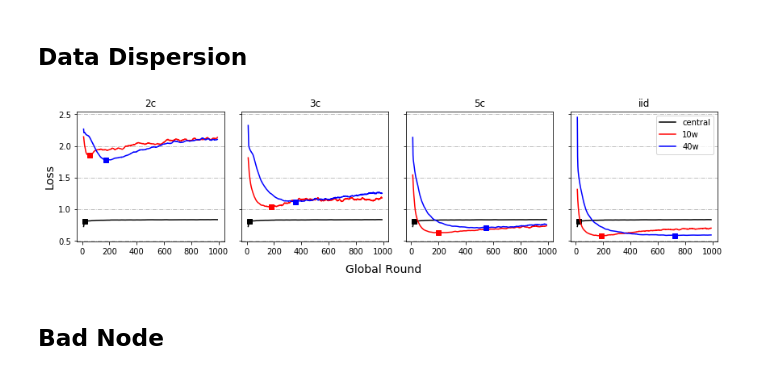
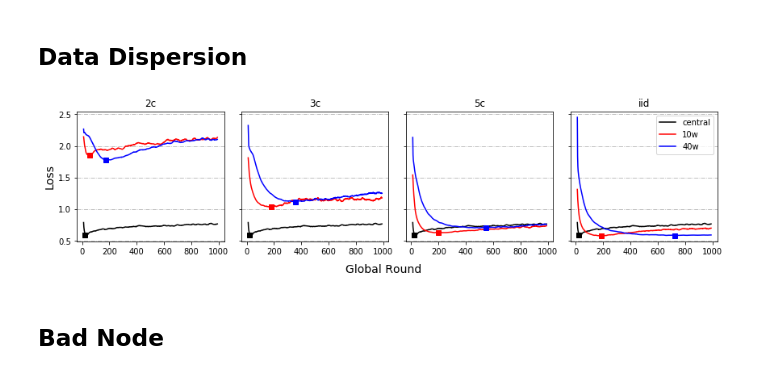
Before and after one commit to Jiarong-L/Thesis2020, a Jupyter notebook: Cifar10/RESULT_40000/Ploting-40k - 副本.ipynb, the cells around one changed output. Drawn from its saved outputs; the diff is of its cells as text; code cells hidden in the pictures.

```diff
--- a/Cifar10/RESULT_40000/Ploting-40k - 副本.ipynb
+++ b/Cifar10/RESULT_40000/Ploting-40k - 副本.ipynb
@@ -220,7 +220,7 @@ for i in range(4):
 #     ax[i].plot(s_epo,s1[2][:1000], label='central',color = 'k')
 
     s1=np.load('40000_central.batch100.es500.npy')
-    (s_mean,s_varience)=windowed(s1[2][:1000],half_window)
+    (s_mean,s_varience)=windowed(s1[1][:1000],half_window)
     (s_loss,_)=windowed(s1[1][:1000],half_window)
     s_epo=[i+half_window+1 for i in range(len(s_mean))]
     ax[i].plot(s_epo,s_mean, label='central',color = 'k')
@@ -229,34 +229,34 @@ for i in range(4):
 
     for j in [0,1]:
 
         k = i*2+j
         speed = 1
 
         line_color = line_color_list[j]
         dot_color = dot_color_list[j]
 
 #         plot_line(i,k,basedir,result,lab,addon='')
 #         plot_file_acc(i,k,basedir,node_dir,lab,speed,filename='self_EVAL.txt')
         plot_window_acc(i,k,half_window,basedir,result,lab,line_color,dot_color,addon='')
 #         plot_file_window_acc(i,k,half_window,basedir,node_dir,lab,speed,filename='self_EVAL.txt')
 
 
     ax[i].grid(axis="y",ls='-.')
     ax[i].set_title(title_list[i])
 
 
 # ax[0].set_ylim([0.15, 0.45])
 # ax[1].set_ylim([0.55, 0.85])
 # ax[2].set_ylim([0.55, 0.85])
 # ax[3].set_ylim([0.55, 0.85])
 
 
 ax[0].set_ylabel('Loss',fontsize=14)
 ax[-1].legend()
 plt.tight_layout()
 plt.show()
 # %% [output]
-[figure, old version]
+[figure, new version]
 # %% [markdown]
 ## Bad Node
 # %%
```
Also changed, not shown: parts of 3 cells of this notebook, 4 other files.
